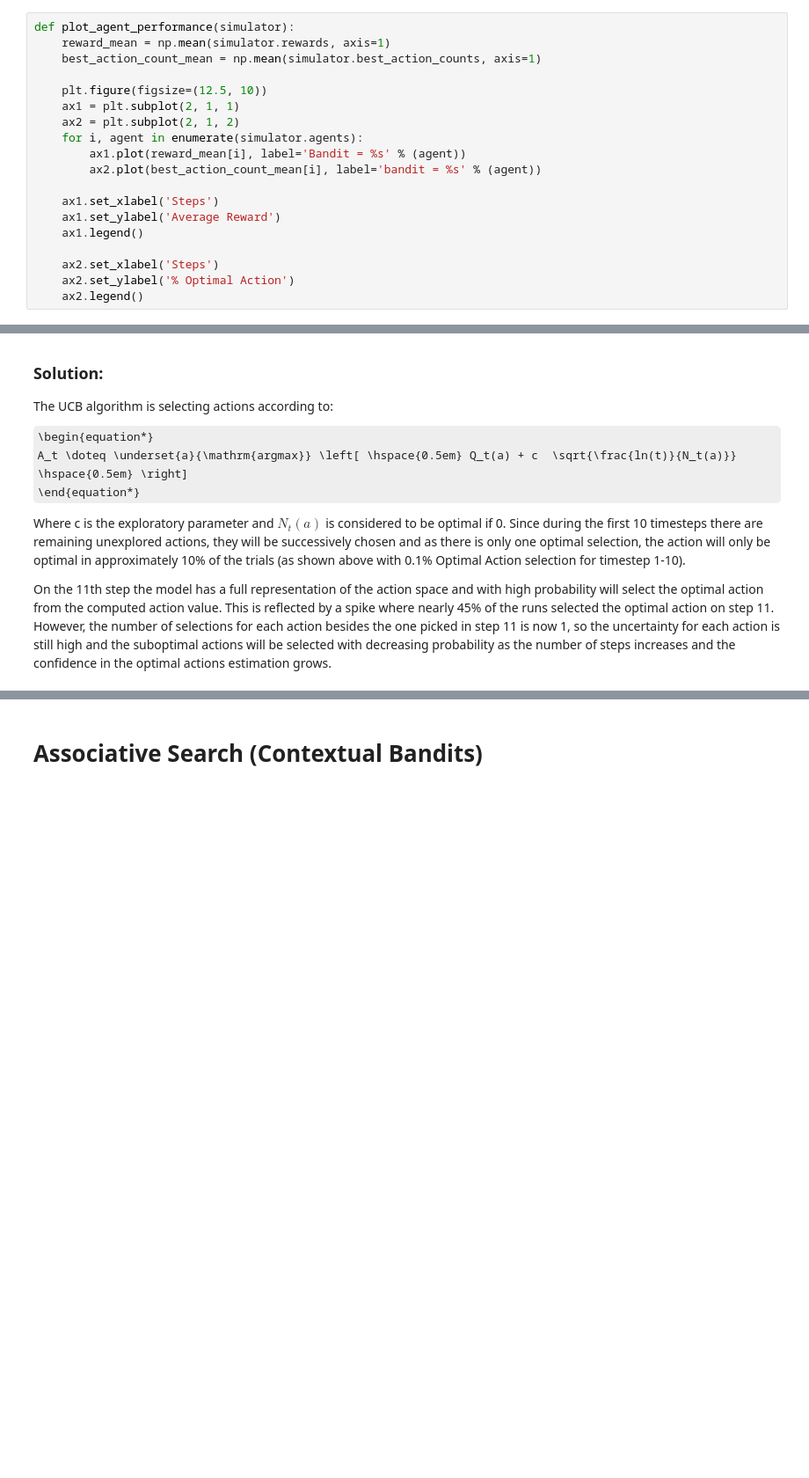
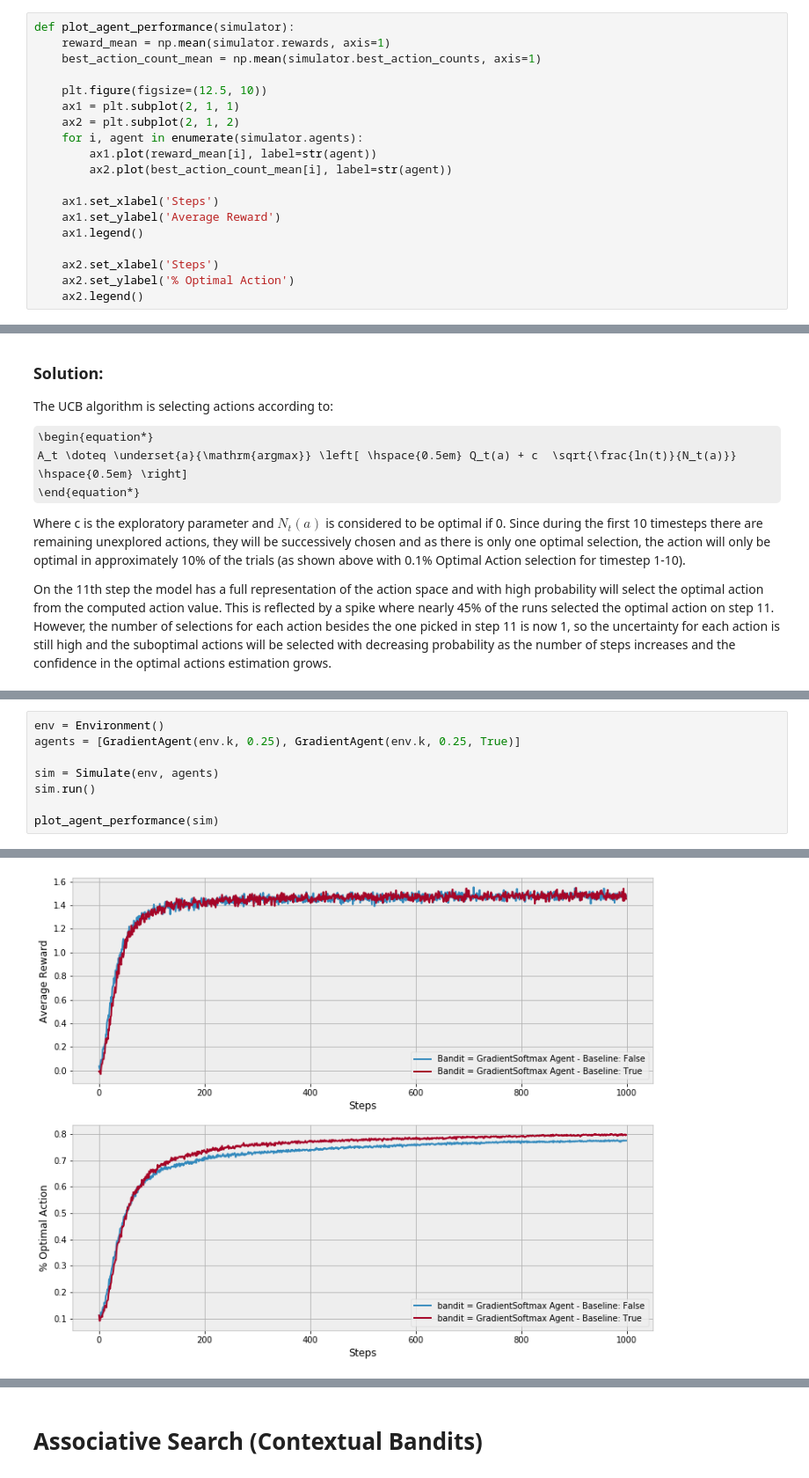
Before and after one commit to kerns-ai-lab/ReinforcementLearning2E, a Jupyter notebook: ch2/K-Armed_Bandits.ipynb, the cells around one changed output, grey strips where cells are left out. Shown at 88% size. Saved outputs shown, nothing was run; the diff lists cells and outputs as text; some formulas as TeX source; blank space fills up the shorter version.

Commit message:
Implement GradientBandit

```diff
--- a/ch2/K-Armed_Bandits.ipynb
+++ b/ch2/K-Armed_Bandits.ipynb
@@ -208,8 +208,8 @@ def plot_agent_performance(simulator):
     ax1 = plt.subplot(2, 1, 1)
     ax2 = plt.subplot(2, 1, 2)
     for i, agent in enumerate(simulator.agents):
-        ax1.plot(reward_mean[i], label='Bandit = %s' % (agent))
-        ax2.plot(best_action_count_mean[i], label='bandit = %s' % (agent))
+        ax1.plot(reward_mean[i], label=str(agent))
+        ax2.plot(best_action_count_mean[i], label=str(agent))
 
     ax1.set_xlabel('Steps')
     ax1.set_ylabel('Average Reward')
@@ -378,0 +426,9 @@ Pr \{ A_t=a \} \doteq \frac{e^{H_t(a)}}{\sum_{b=1}^{k}e^{H_t(b)}} \doteq \pi_t(a
+# %%
+env = Environment()
+agents = [GradientAgent(env.k, 0.25), GradientAgent(env.k, 0.25, True)]
+
+sim = Simulate(env, agents)
+sim.run()
+
+plot_agent_performance(sim)
+# %% [output]
@@ -378,0 +437 @@ Pr \{ A_t=a \} \doteq \frac{e^{H_t(a)}}{\sum_{b=1}^{k}e^{H_t(b)}} \doteq \pi_t(a
+[figure, added]
```
Also changed, not shown: parts of 10 cells of this notebook.
